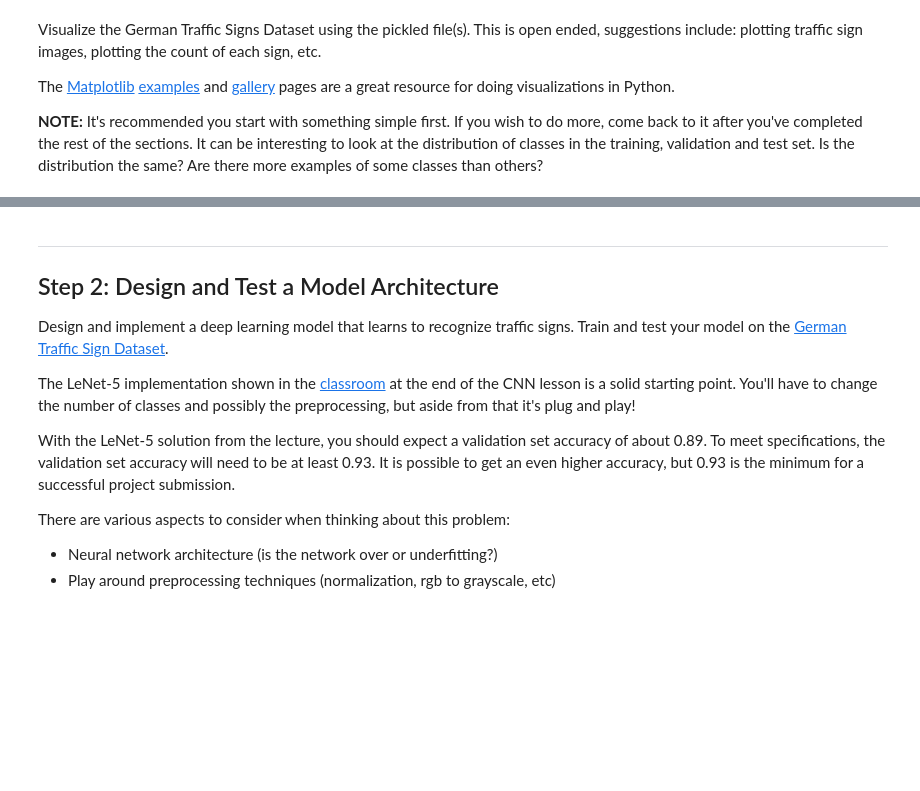
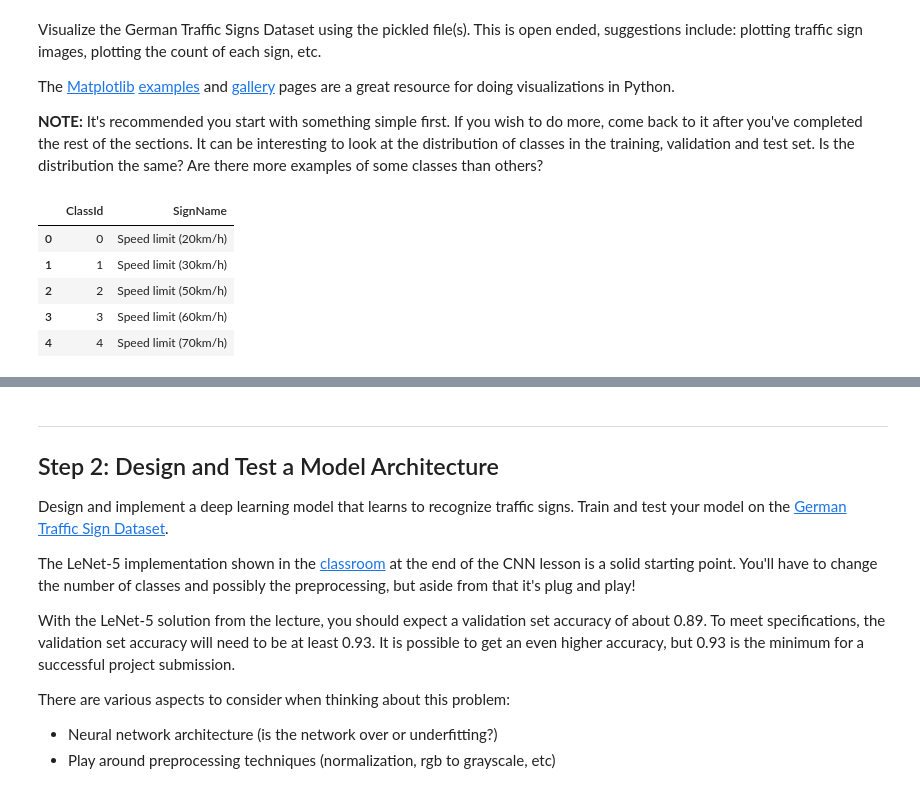
Before and after one commit to georgios-v/CarND-Traffic-Sign-Classifier-Project, a Jupyter notebook: Traffic_Sign_Classifier.ipynb, the cells around one changed output, grey strips where cells are left out. Saved outputs shown, nothing was run; the diff lists cells and outputs as text; code cells hidden in the pictures; blank space fills up the shorter version.

```diff
--- a/Traffic_Sign_Classifier.ipynb
+++ b/Traffic_Sign_Classifier.ipynb
@@ -92,3 +100,15 @@ Visualize the German Traffic Signs Dataset using the pickled file(s). This is op
 The [Matplotlib](http://matplotlib.org/) [examples](http://matplotlib.org/examples/index.html) and [gallery](http://matplotlib.org/gallery.html) pages are a great resource for doing visualizations in Python.
 
 **NOTE:** It's recommended you start with something simple first. If you wish to do more, come back to it after you've completed the rest of the sections. It can be interesting to look at the distribution of classes in the training, validation and test set. Is the distribution the same? Are there more examples of some classes than others?
+# %%
+# Load sign names file
+db = pd.read_csv("signnames.csv")
+db.set_index("ClassId")
+db.head(n=5)
+# %% [output]
+|  | ClassId | SignName |
+| 0 | 0 | Speed limit (20km/h) |
+| 1 | 1 | Speed limit (30km/h) |
+| 2 | 2 | Speed limit (50km/h) |
+| 3 | 3 | Speed limit (60km/h) |
+| 4 | 4 | Speed limit (70km/h) |
```
Also changed, not shown: parts of 10 cells of this notebook, 3 other files.
